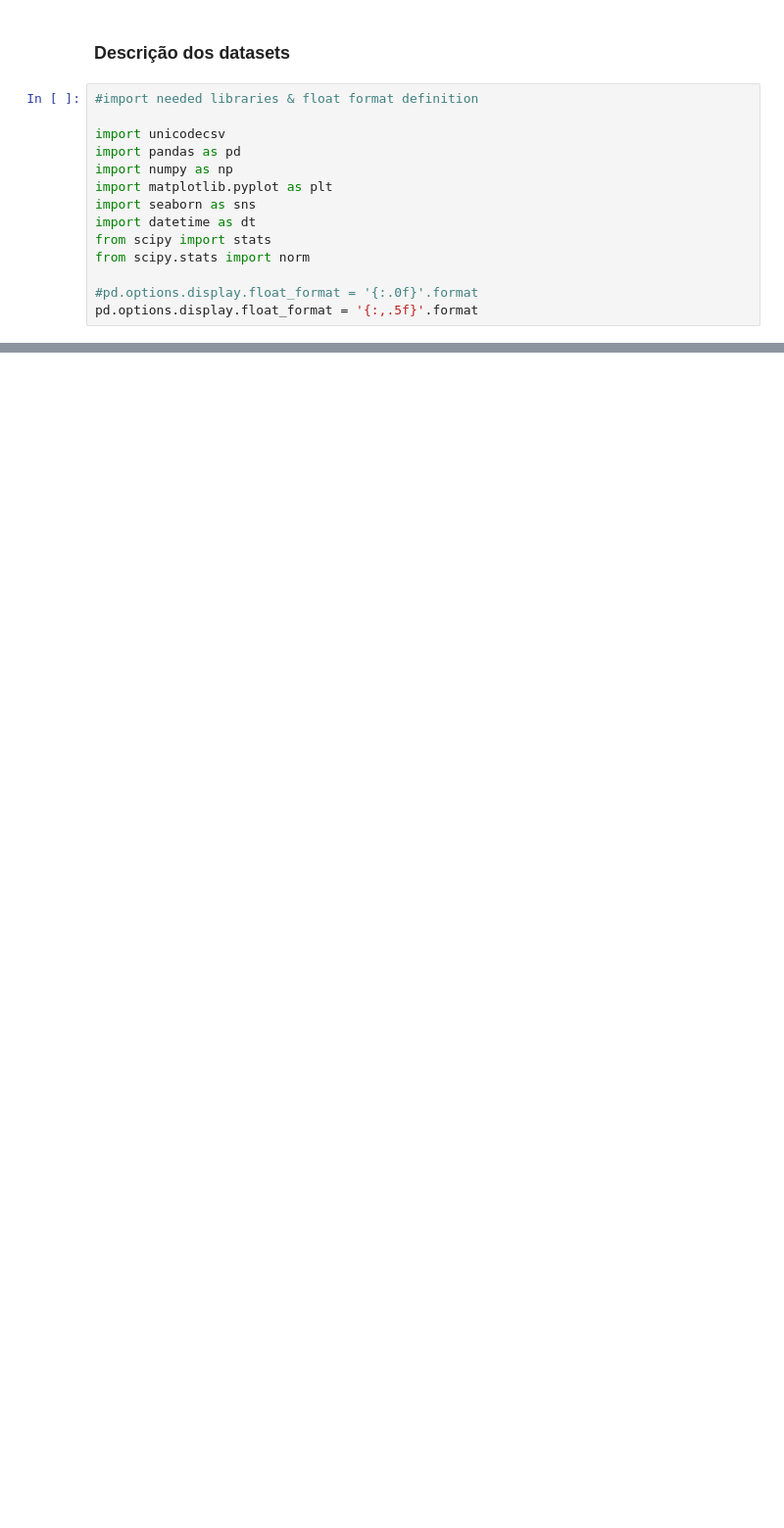
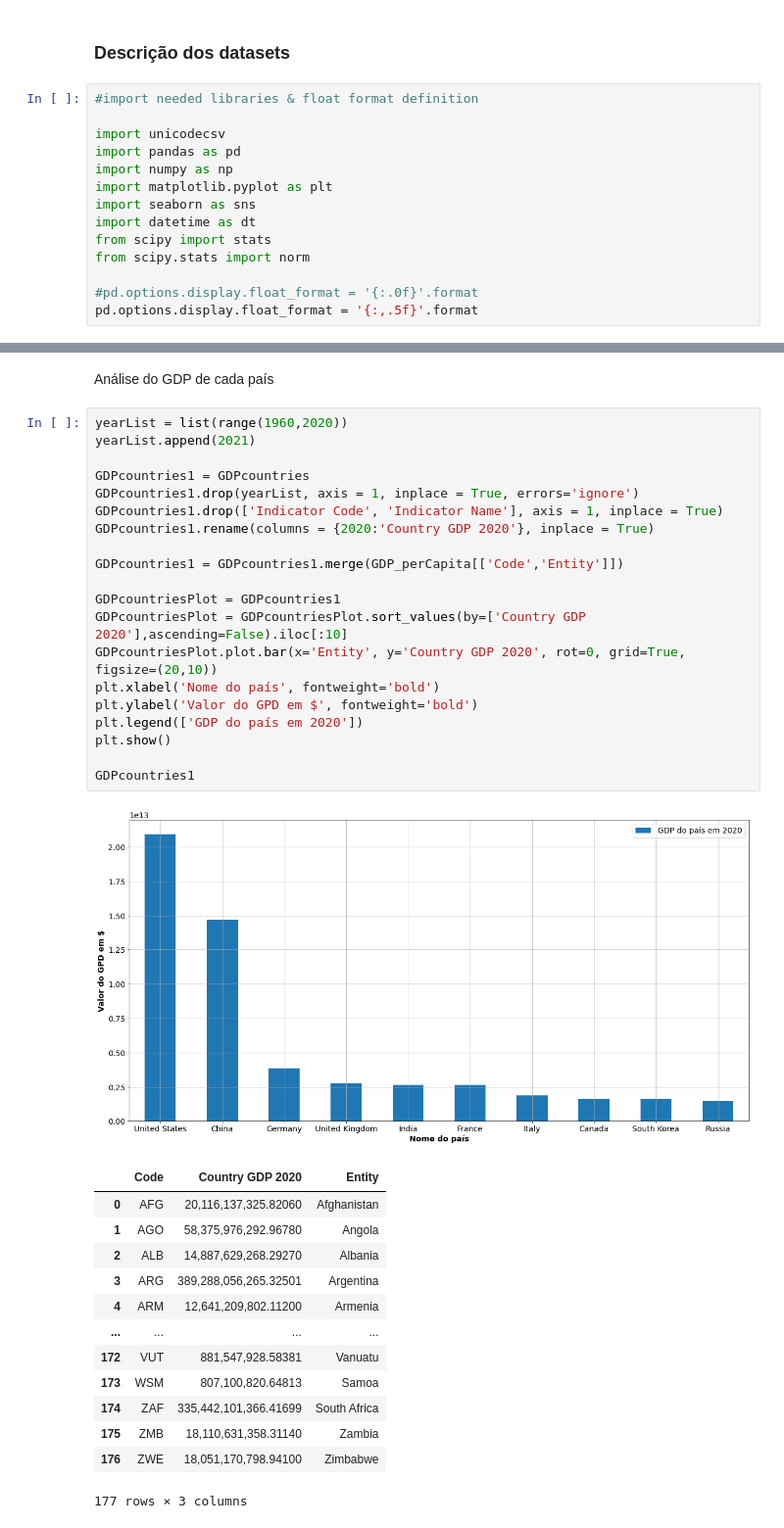
Before and after one commit to ZeMiguelGomes/SGD-data-analysis, a Jupyter notebook: Projeto 2 SGD .ipynb, the cells around one changed output, grey strips where cells are left out. Shown at 98% size. Cells and saved outputs as stored; diff of their text form; blank space fills up the shorter version.

```diff
--- a/Projeto 2 SGD .ipynb
+++ b/Projeto 2 SGD .ipynb
@@ -57,0 +78,37 @@ electricityPrice2021 = pd.read_excel("global-electricity-per-kwh-pricing-2021.xl
+# %% [markdown]
+Análise do GDP de cada país
+# %%
+yearList = list(range(1960,2020))
+yearList.append(2021)
+
+GDPcountries1 = GDPcountries
+GDPcountries1.drop(yearList, axis = 1, inplace = True, errors='ignore')
+GDPcountries1.drop(['Indicator Code', 'Indicator Name'], axis = 1, inplace = True)
+GDPcountries1.rename(columns = {2020:'Country GDP 2020'}, inplace = True)
+
+GDPcountries1 = GDPcountries1.merge(GDP_perCapita[['Code','Entity']])
+
+GDPcountriesPlot = GDPcountries1
+GDPcountriesPlot = GDPcountriesPlot.sort_values(by=['Country GDP 2020'],ascending=False).iloc[:10]
+GDPcountriesPlot.plot.bar(x='Entity', y='Country GDP 2020', rot=0, grid=True, figsize=(20,10))
+plt.xlabel('Nome do país', fontweight='bold')
+plt.ylabel('Valor do GPD em $', fontweight='bold')
+plt.legend(['GDP do país em 2020'])
+plt.show()
+
+GDPcountries1
+# %% [output]
+[figure, added]
+|  | Code | Country GDP 2020 | Entity |
+| 0 | AFG | 20,116,137,325.82060 | Afghanistan |
+| 1 | AGO | 58,375,976,292.96780 | Angola |
+| 2 | ALB | 14,887,629,268.29270 | Albania |
+| 3 | ARG | 389,288,056,265.32501 | Argentina |
+| 4 | ARM | 12,641,209,802.11200 | Armenia |
+| ... | ... | ... | ... |
+| 172 | VUT | 881,547,928.58381 | Vanuatu |
+| 173 | WSM | 807,100,820.64813 | Samoa |
+| 174 | ZAF | 335,442,101,366.41699 | South Africa |
+| 175 | ZMB | 18,110,631,358.31140 | Zambia |
+| 176 | ZWE | 18,051,170,798.94100 | Zimbabwe |
+177 rows × 3 columns
```
Also changed, not shown: parts of 16 cells of this notebook, 3 other files.
